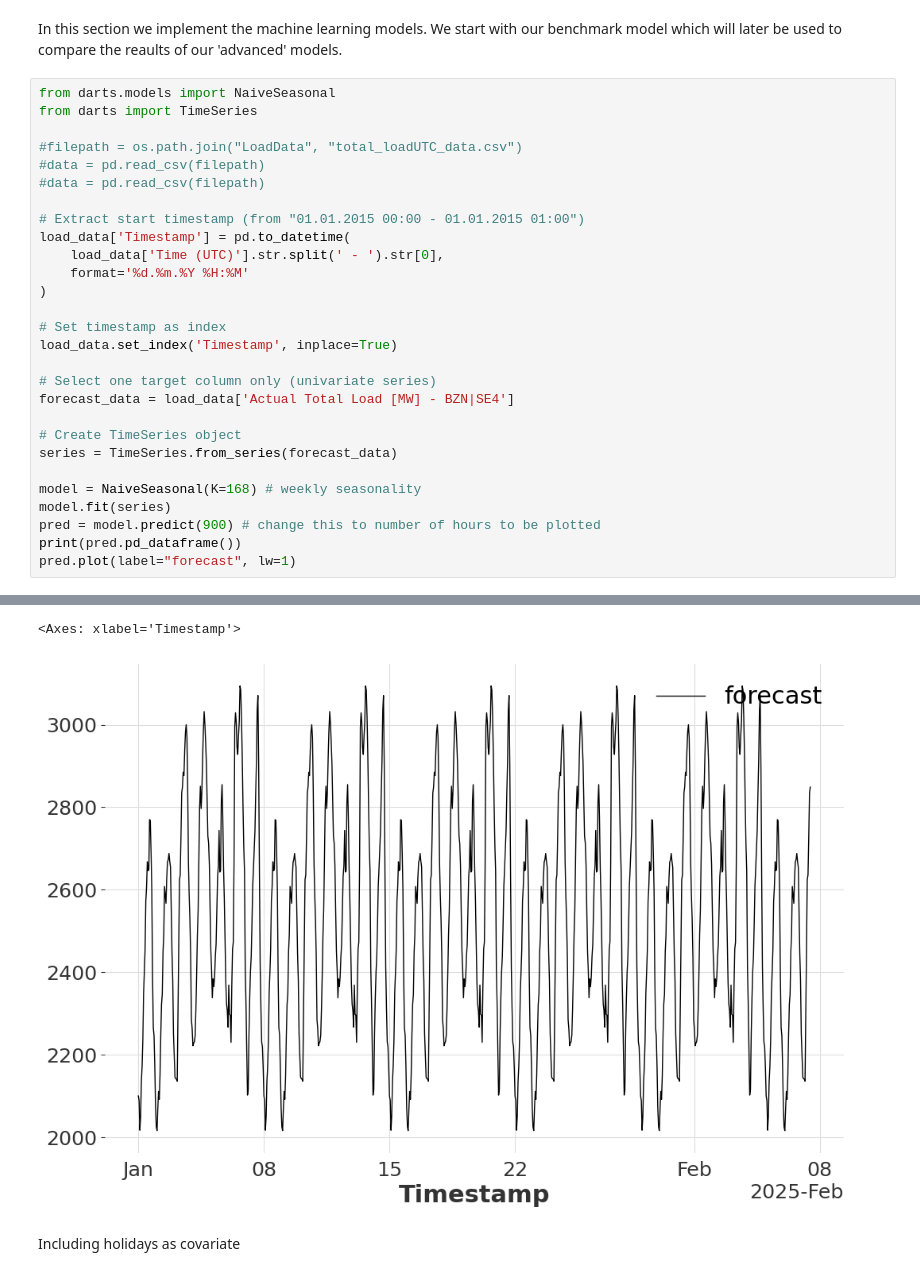
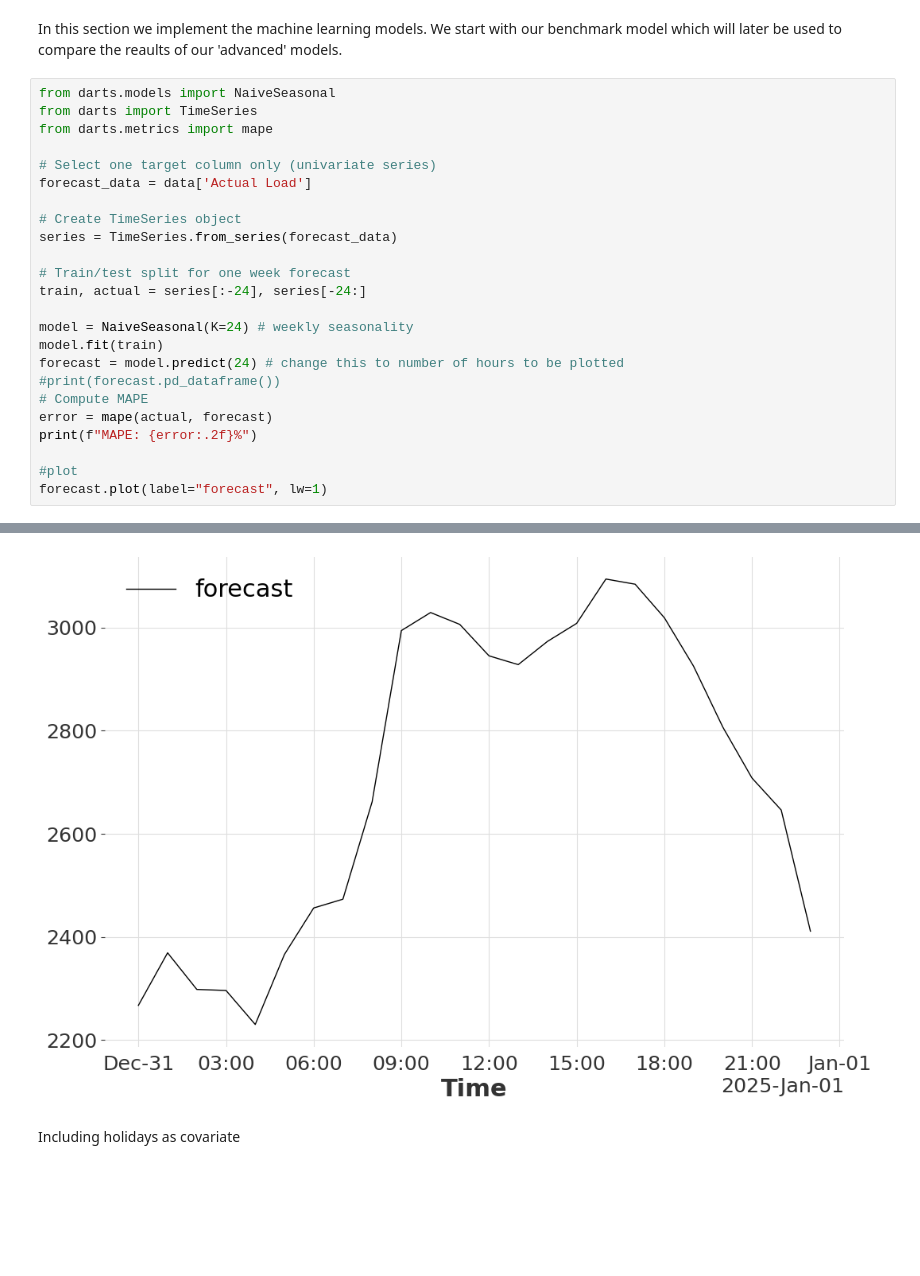
Before and after one commit to fk1603/Load-Forecasting, a Jupyter notebook: main.ipynb, the cells around one changed output, grey strips where cells are left out. Drawn from its saved outputs; the diff is of its cells as text; blank space fills up the shorter version.

```diff
--- a/main.ipynb
+++ b/main.ipynb
@@ -62,29 +68,25 @@ In this section we implement the machine learning models. We start with our benc
 # %%
 from darts.models import NaiveSeasonal
 from darts import TimeSeries
-
-#filepath = os.path.join("LoadData", "total_loadUTC_data.csv")
-#data = pd.read_csv(filepath)
-#data = pd.read_csv(filepath)
-
-# Extract start timestamp (from "01.01.2015 00:00 - 01.01.2015 01:00")
-load_data['Timestamp'] = pd.to_datetime(
-    load_data['Time (UTC)'].str.split(' - ').str[0],
-    format='%d.%m.%Y %H:%M'
-)
-
-# Set timestamp as index
-load_data.set_index('Timestamp', inplace=True)
+from darts.metrics import mape
 
 # Select one target column only (univariate series)
-forecast_data = load_data['Actual Total Load [MW] - BZN|SE4']
+forecast_data = data['Actual Load']
 
 # Create TimeSeries object
 series = TimeSeries.from_series(forecast_data)
 
-model = NaiveSeasonal(K=168) # weekly seasonality
-model.fit(series)
-pred = model.predict(900) # change this to number of hours to be plotted
-print(pred.pd_dataframe())
-pred.plot(label="forecast", lw=1)
+# Train/test split for one week forecast
+train, actual = series[:-24], series[-24:]
+
+model = NaiveSeasonal(K=24) # weekly seasonality
+model.fit(train)
+forecast = model.predict(24) # change this to number of hours to be plotted
+#print(forecast.pd_dataframe())
+# Compute MAPE
+error = mape(actual, forecast)
+print(f"MAPE: {error:.2f}%")
+
+#plot
+forecast.plot(label="forecast", lw=1)
 # %% [output]
@@ -107,5 +95,4 @@ Timestamp
-<Axes: xlabel='Timestamp'>
-[figure, old version]
+[figure, new version]
 # %% [markdown]
 Including holidays as covariate
 # %%
```
Also changed, not shown: parts of 9 cells of this notebook, 1 other file.
